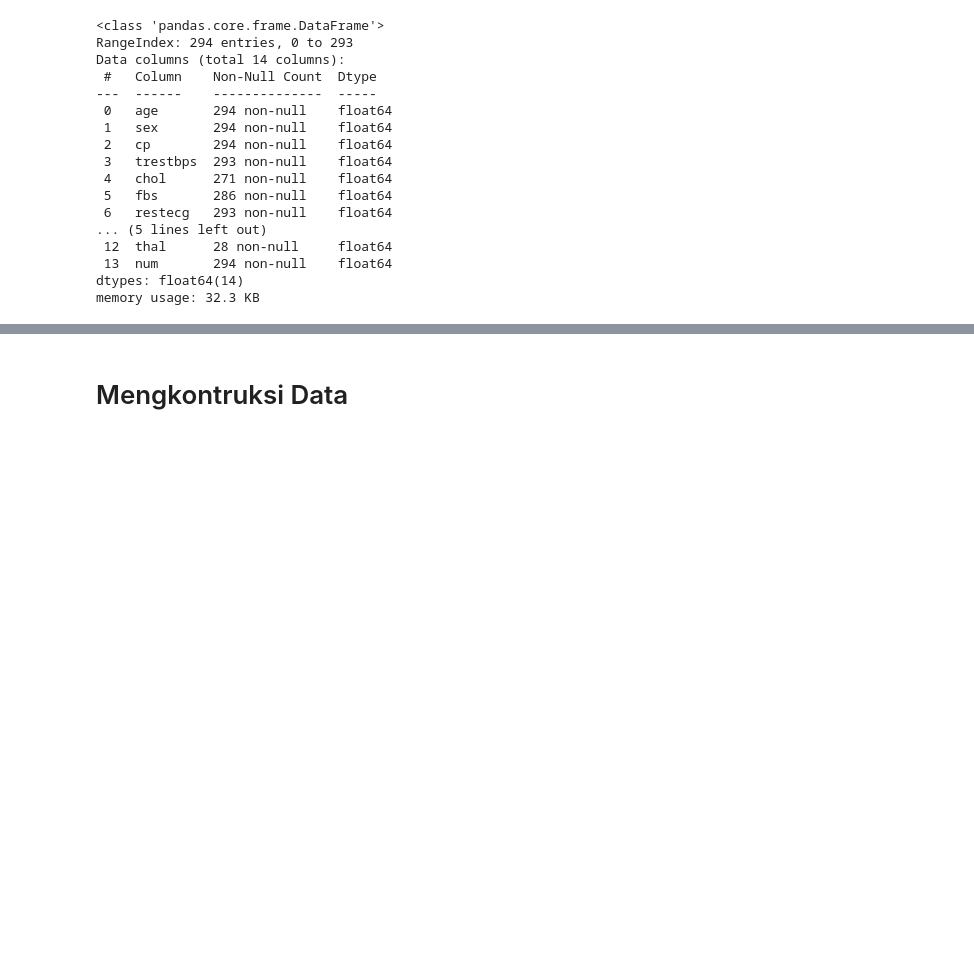
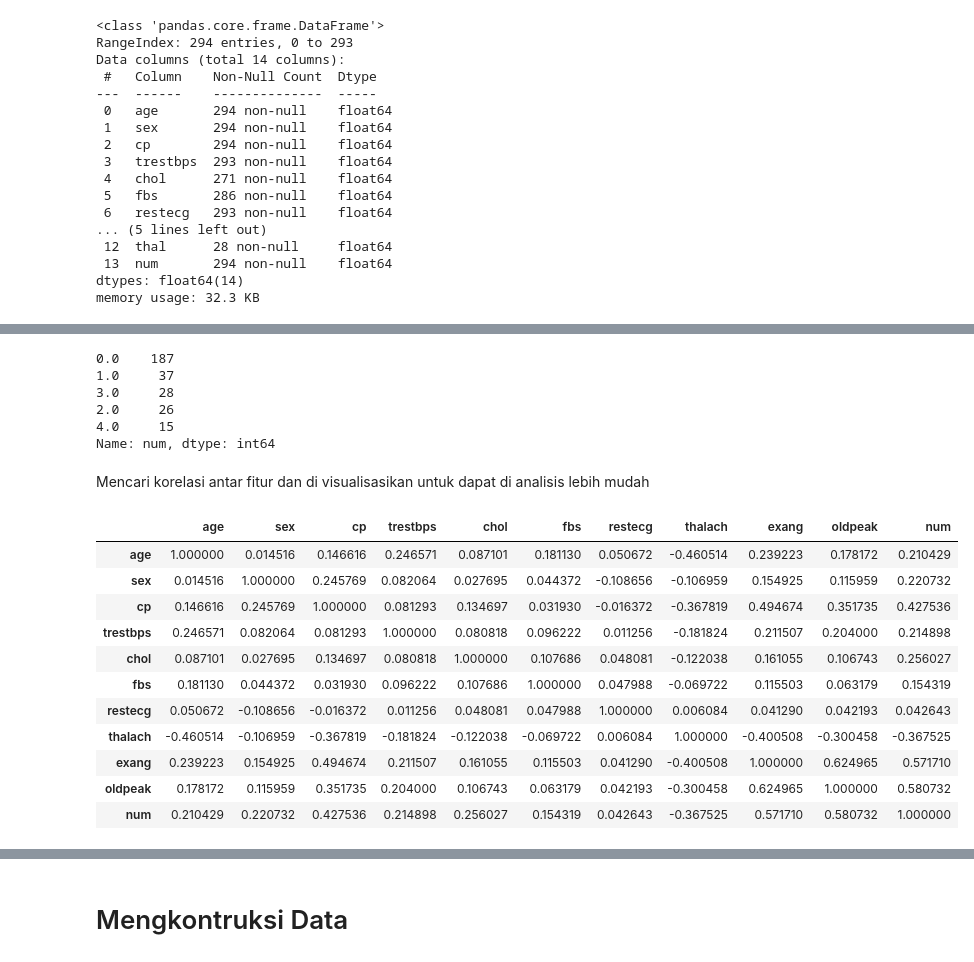
Before and after one commit to lenocahya/heart-disease-bk, a Jupyter notebook: heart_disease.ipynb, the cells around one changed output, grey strips where cells are left out. Drawn from its saved outputs; the diff is of its cells as text; code cells hidden in the pictures; blank space fills up the shorter version.

```diff
--- a/heart_disease.ipynb
+++ b/heart_disease.ipynb
@@ -307,0 +436,9 @@ columns_to_drop = ['slop', 'ca', 'thal']
+# %%
+dfClean['num'].value_counts()
+# %% [output]
+0.0    187
+1.0     37
+3.0     28
+2.0     26
+4.0     15
+Name: num, dtype: int64
@@ -307,0 +448,17 @@ columns_to_drop = ['slop', 'ca', 'thal']
+# %% [markdown]
+Mencari korelasi antar fitur dan di visualisasikan untuk dapat di analisis lebih mudah
+# %%
+dfClean.corr()
+# %% [output]
+|  | age | sex | cp | trestbps | chol | fbs | restecg | thalach | exang | oldpeak | num |
+| age | 1.000000 | 0.014516 | 0.146616 | 0.246571 | 0.087101 | 0.181130 | 0.050672 | -0.460514 | 0.239223 | 0.178172 | 0.210429 |
+| sex | 0.014516 | 1.000000 | 0.245769 | 0.082064 | 0.027695 | 0.044372 | -0.108656 | -0.106959 | 0.154925 | 0.115959 | 0.220732 |
+| cp | 0.146616 | 0.245769 | 1.000000 | 0.081293 | 0.134697 | 0.031930 | -0.016372 | -0.367819 | 0.494674 | 0.351735 | 0.427536 |
+| trestbps | 0.246571 | 0.082064 | 0.081293 | 1.000000 | 0.080818 | 0.096222 | 0.011256 | -0.181824 | 0.211507 | 0.204000 | 0.214898 |
+| chol | 0.087101 | 0.027695 | 0.134697 | 0.080818 | 1.000000 | 0.107686 | 0.048081 | -0.122038 | 0.161055 | 0.106743 | 0.256027 |
+| fbs | 0.181130 | 0.044372 | 0.031930 | 0.096222 | 0.107686 | 1.000000 | 0.047988 | -0.069722 | 0.115503 | 0.063179 | 0.154319 |
+| restecg | 0.050672 | -0.108656 | -0.016372 | 0.011256 | 0.048081 | 0.047988 | 1.000000 | 0.006084 | 0.041290 | 0.042193 | 0.042643 |
+| thalach | -0.460514 | -0.106959 | -0.367819 | -0.181824 | -0.122038 | -0.069722 | 0.006084 | 1.000000 | -0.400508 | -0.300458 | -0.367525 |
+| exang | 0.239223 | 0.154925 | 0.494674 | 0.211507 | 0.161055 | 0.115503 | 0.041290 | -0.400508 | 1.000000 | 0.624965 | 0.571710 |
+| oldpeak | 0.178172 | 0.115959 | 0.351735 | 0.204000 | 0.106743 | 0.063179 | 0.042193 | -0.300458 | 0.624965 | 1.000000 | 0.580732 |
+| num | 0.210429 | 0.220732 | 0.427536 | 0.214898 | 0.256027 | 0.154319 | 0.042643 | -0.367525 | 0.571710 | 0.580732 | 1.000000 |
```
Also changed, not shown: parts of 30 cells of this notebook.
